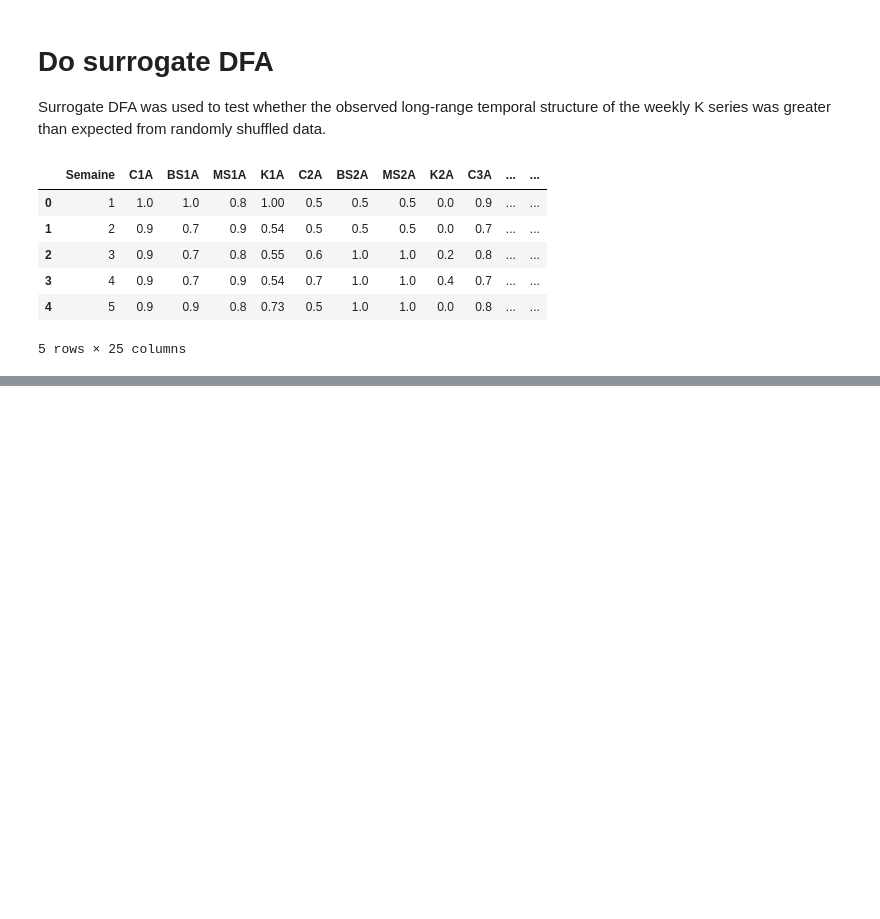
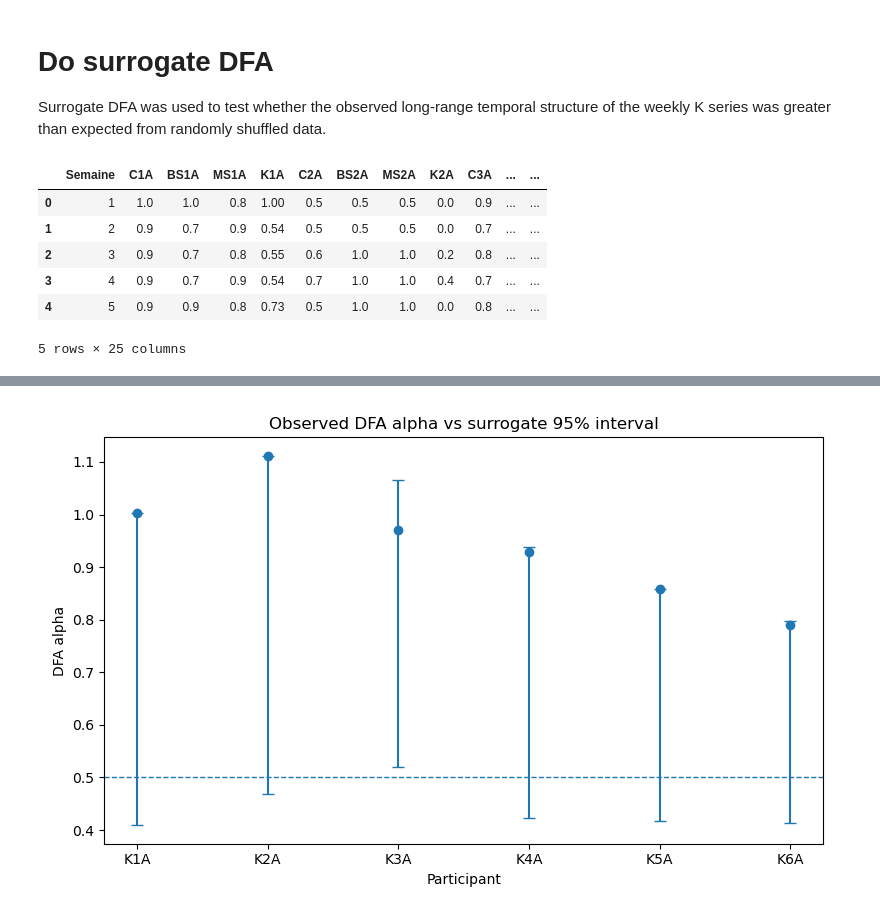
Before and after one commit to JINWEIZHANGG/cbt_data_analysis, a Jupyter notebook: main.ipynb, the cells around one changed output, grey strips where cells are left out. Drawn from its saved outputs; the diff is of its cells as text; code cells hidden in the pictures; blank space fills up the shorter version.

```diff
--- a/main.ipynb
+++ b/main.ipynb
@@ -158,29 +173,31 @@ surrogate_dfa
 # %%
 # Plot the observed DFA alpha with error bars for the surrogate 95% interval
 fig, ax = plt.subplots(figsize=(8, 5))
 
 x_pos = np.arange(len(surrogate_dfa))
 y = surrogate_dfa["obs_alpha"].values
-yerr_lower = y - surrogate_dfa["lower_2.5"].values
-yerr_upper = surrogate_dfa["upper_97.5"].values - y
+yerr_lower = np.maximum(0, y - surrogate_dfa["lower_2.5"].values)
+yerr_upper = np.maximum(0, surrogate_dfa["upper_97.5"].values - y)
 
 ax.axhline(0.5, linestyle="--", linewidth=1)
 ax.errorbar(
     x_pos,
     y,
     yerr=[yerr_lower, yerr_upper],
     fmt="o",
     capsize=4
 )
 
 ax.set_xticks(x_pos)
 ax.set_xticklabels(surrogate_dfa["participant"].values)
 ax.set_xlabel("Participant")
 ax.set_ylabel("DFA alpha")
 ax.set_title("Observed DFA alpha vs surrogate 95% interval")
 
 plt.tight_layout()
 plt.show()
+# %% [output]
+[figure, added]
 # %%
 # Save the surrogate DFA results to a CSV file
 results_dir = Path("results")
```
Also changed, not shown: parts of 3 cells of this notebook.
